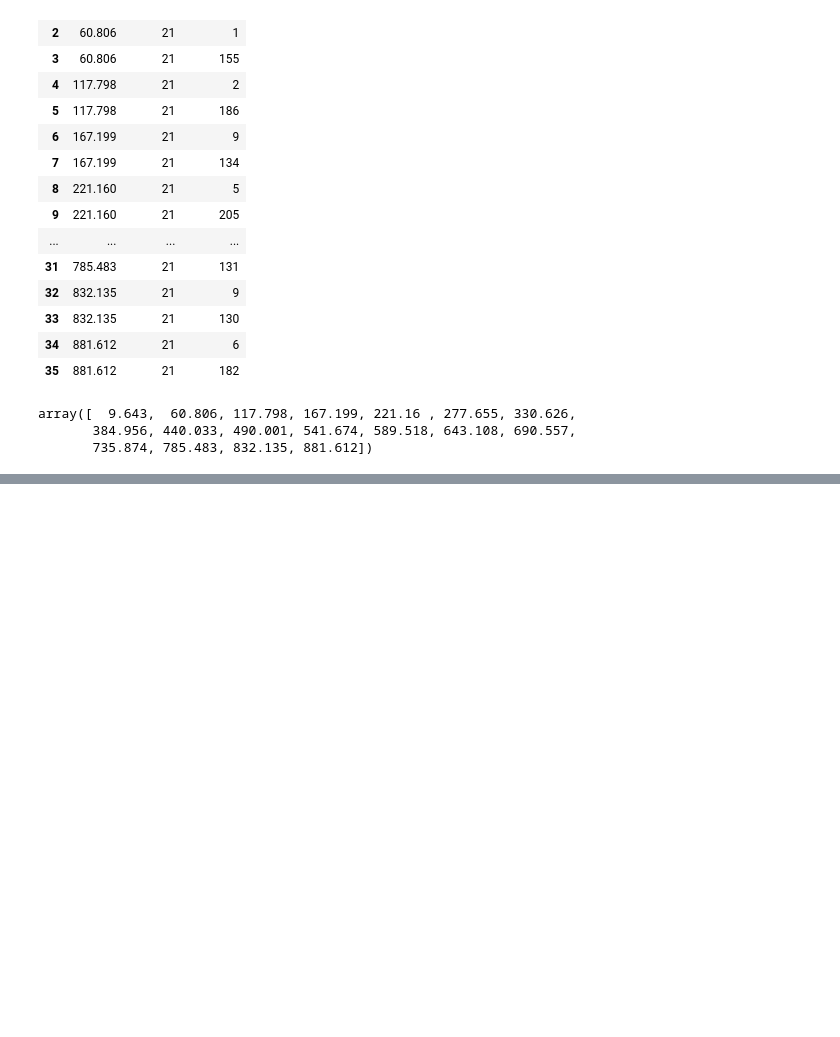
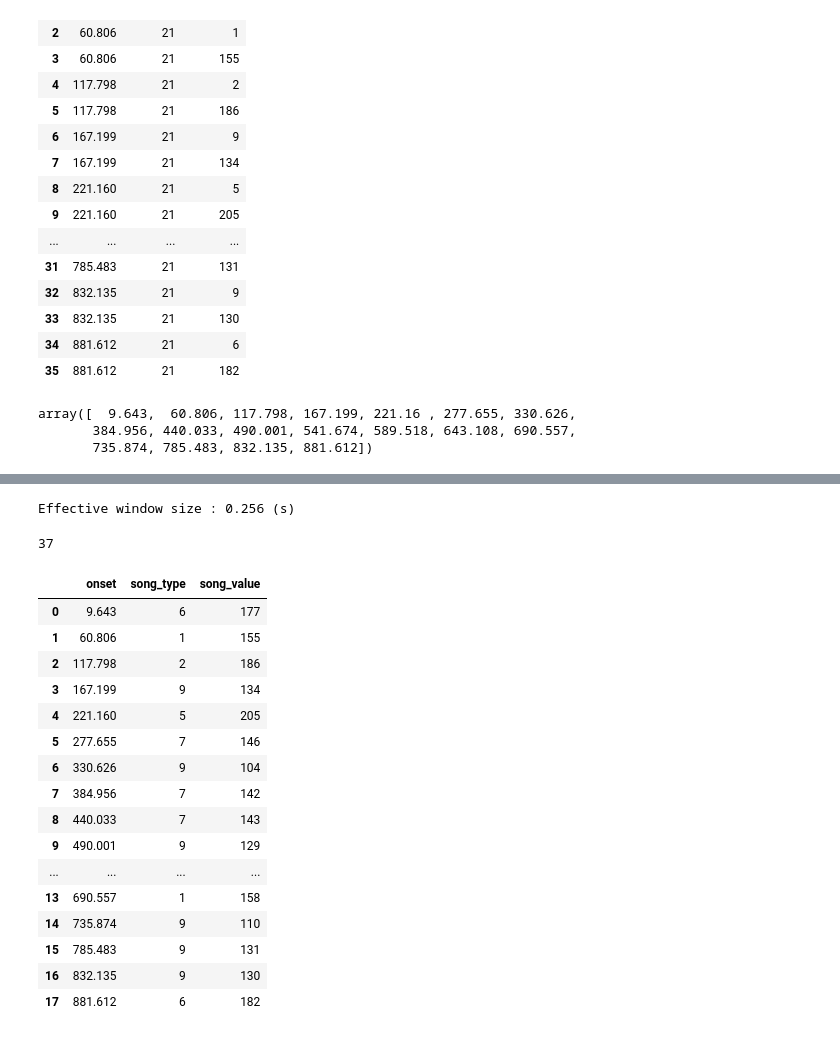
Before and after one commit to rakeshsenthil/COGS138_Music, a Jupyter notebook: eda.ipynb, the cells around one changed output, grey strips where cells are left out. Saved outputs shown, nothing was run; the diff lists cells and outputs as text; code cells hidden in the pictures; blank space fills up the shorter version.

Commit message:
Added epoch calculations and easier access to wav data

```diff
--- a/eda.ipynb
+++ b/eda.ipynb
@@ -107,7 +108,8 @@ flatness_nvha3.shape
   """Entry point for launching an IPython kernel.
 (2, 1, 1707)
 # %%
-epochs = pd.read_csv('./sub-16/eeg/sub-16_task-run1_events.tsv', sep = '\t')
+init_df = pd.read_csv('./sub-16/eeg/sub-16_task-run1_events.tsv', sep = '\t')
+init_df
 # %% [output]
 |  | onset | duration | trial_type |
 | 0 | 9.643 | 21 | 6 |
@@ -143,0 +199,28 @@ for i,j in enumerate(start_times):
+# %%
+test_mne = mne.time_frequency.psd_welch(b)
+len(test_mne[0])
+# %% [output]
+Effective window size : 0.256 (s)
+37
+# %%
+df = pd.DataFrame({'onset': init_df['onset'].iloc[::2].values, 'song_type':init_df['trial_type'].iloc[::2].values, 'song_value':init_df['trial_type'].iloc[1::2].values})
+# %%
+df
+# %% [output]
+|  | onset | song_type | song_value |
+| 0 | 9.643 | 6 | 177 |
+| 1 | 60.806 | 1 | 155 |
+| 2 | 117.798 | 2 | 186 |
+| 3 | 167.199 | 9 | 134 |
+| 4 | 221.160 | 5 | 205 |
+| 5 | 277.655 | 7 | 146 |
+| 6 | 330.626 | 9 | 104 |
+| 7 | 384.956 | 7 | 142 |
+| 8 | 440.033 | 7 | 143 |
+| 9 | 490.001 | 9 | 129 |
+| ... | ... | ... | ... |
+| 13 | 690.557 | 1 | 158 |
+| 14 | 735.874 | 9 | 110 |
+| 15 | 785.483 | 9 | 131 |
+| 16 | 832.135 | 9 | 130 |
+| 17 | 881.612 | 6 | 182 |
```
Also changed, not shown: parts of 7 cells of this notebook.
